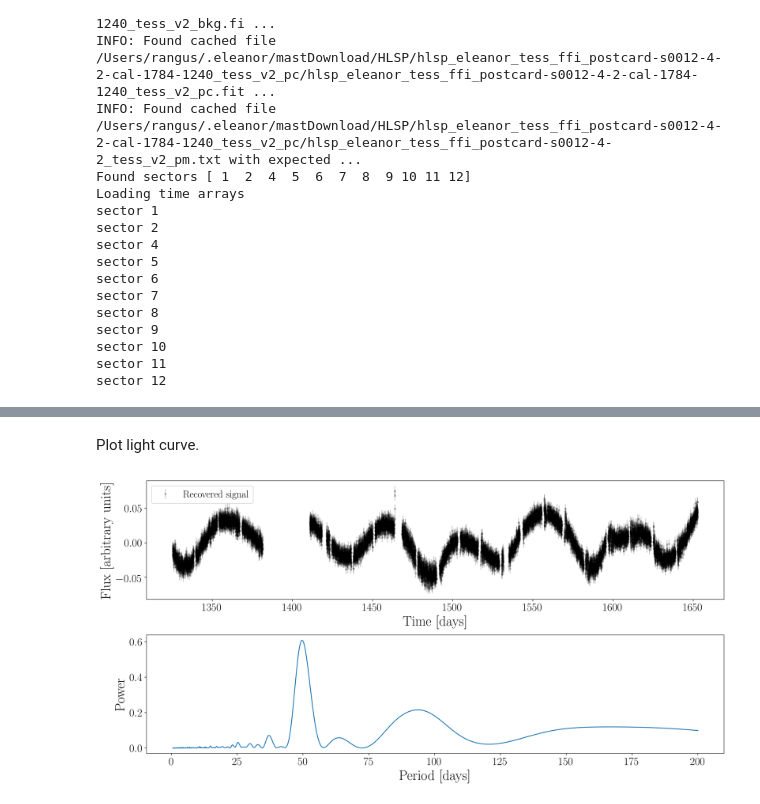
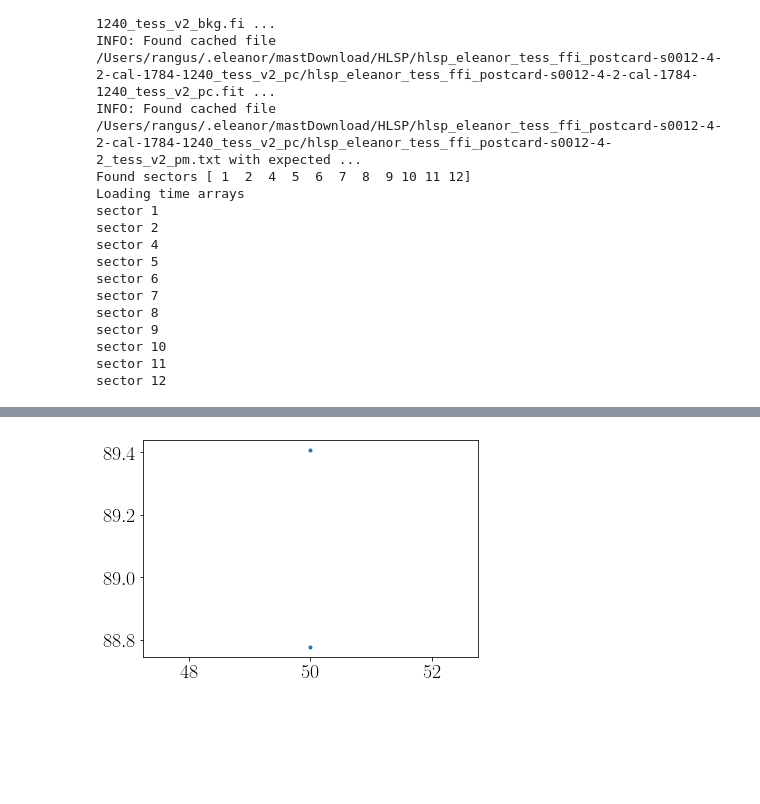
Before and after one commit to RuthAngus/TESS-rotation, a Jupyter notebook: code/notebooks/Injection_grid.ipynb, the cells around one changed output, grey strips where cells are left out. Cells and saved outputs as stored; diff of their text form; code cells hidden in the pictures; blank space fills up the shorter version.

```diff
--- a/code/notebooks/Injection_grid.ipynb
+++ b/code/notebooks/Injection_grid.ipynb
@@ -235,5 +146,5 @@ def loop(period, amplitude, baseline, nsamps=2):
 
     return true_periods, recovered_periods
 # %%
-true, recovered = loop(period, amplitude, baseline)
+true50, recovered50 = loop(period, amplitude, baseline, nsamps=20)
 # %% [output]
@@ -304,22 +200,4 @@ plt.plot(itime, isignal/med*2 - 1)
-# %% [markdown]
-Plot light curve.
-# %%
-fig = plt.figure(figsize=(16, 8), dpi=200)
-ax1 = fig.add_subplot(211)
-xs = np.linspace(min(time), max(time), 1000)
-ax1.errorbar(time, flux-np.polyval(p, time), yerr=flux_err, fmt="k.", alpha=.2, label="$\mathrm{Recovered~signal}$", rasterized=True)
-# ax1.plot(xs, 0.05*np.sin(xs*2*np.pi/50), "C1", zorder=10, label="$\mathrm{Injected~signal}$")
-# ax1.plot(itime, isignal/med-1, "C1")
-ax1.legend(fontsize=18)
-ax1.set_xlabel("$\mathrm{Time~[days]}$")
-ax1.set_ylabel("$\mathrm{Flux~[arbitrary~units]}$");
-# ax1.set_ylim(-10,  10)
-
-ax2 = fig.add_subplot(212)
-ax2.plot(1./rotate.freq, rotate.power)
-ax2.set_xlabel("$\mathrm{Period~[days]}$")
-ax2.set_ylabel("$\mathrm{Power}$");
-
-plt.tight_layout()
-# %% [output]
-[figure, removed]
+# %%
+plt.plot(true, recovered, ".");
+# %% [output]
+[figure, added]
```
Also changed, not shown: parts of 27 cells of this notebook.
